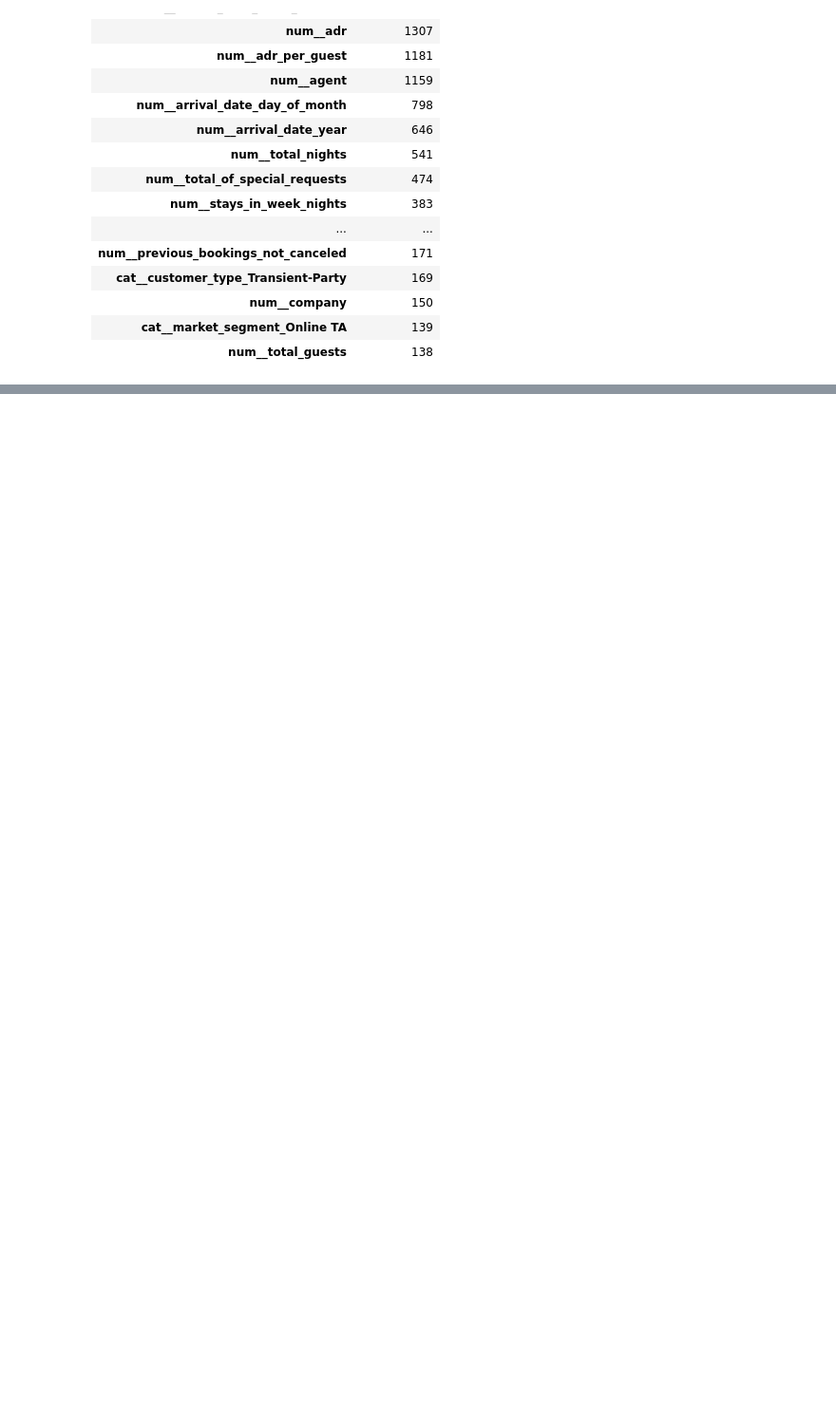
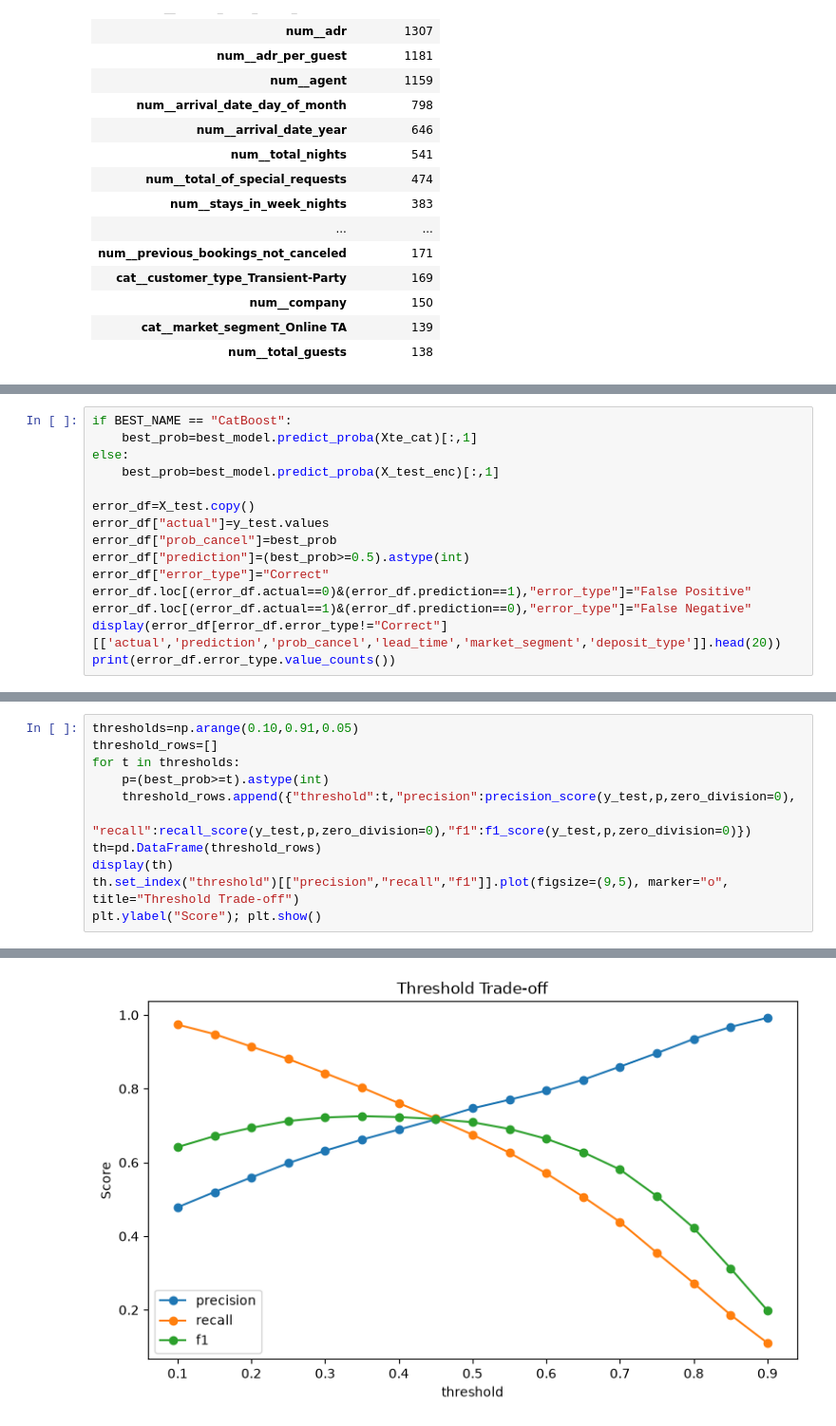
Before and after one commit to nuespringramalimarouane-prog/Hotel-Booking-Cancellation-Prediction, a Jupyter notebook: hotel_booking_cancellation.ipynb, the cells around one changed output, grey strips where cells are left out. Shown at 95% size. Saved outputs shown, nothing was run; the diff lists cells and outputs as text; blank space fills up the shorter version.

Commit message:
error analysis and threshold selection

```diff
--- a/hotel_booking_cancellation.ipynb
+++ b/hotel_booking_cancellation.ipynb
@@ -548,0 +553,15 @@ display(imp.to_frame("importance"))
+# %%
+if BEST_NAME == "CatBoost":
+    best_prob=best_model.predict_proba(Xte_cat)[:,1]
+else:
+    best_prob=best_model.predict_proba(X_test_enc)[:,1]
+
+error_df=X_test.copy()
+error_df["actual"]=y_test.values
+error_df["prob_cancel"]=best_prob
+error_df["prediction"]=(best_prob>=0.5).astype(int)
+error_df["error_type"]="Correct"
+error_df.loc[(error_df.actual==0)&(error_df.prediction==1),"error_type"]="False Positive"
+error_df.loc[(error_df.actual==1)&(error_df.prediction==0),"error_type"]="False Negative"
+display(error_df[error_df.error_type!="Correct"][['actual','prediction','prob_cancel','lead_time','market_segment','deposit_type']].head(20))
+print(error_df.error_type.value_counts())
@@ -548,0 +591,12 @@ display(imp.to_frame("importance"))
+# %%
+thresholds=np.arange(0.10,0.91,0.05)
+threshold_rows=[]
+for t in thresholds:
+    p=(best_prob>=t).astype(int)
+    threshold_rows.append({"threshold":t,"precision":precision_score(y_test,p,zero_division=0),
+                           "recall":recall_score(y_test,p,zero_division=0),"f1":f1_score(y_test,p,zero_division=0)})
+th=pd.DataFrame(threshold_rows)
+display(th)
+th.set_index("threshold")[["precision","recall","f1"]].plot(figsize=(9,5), marker="o", title="Threshold Trade-off")
+plt.ylabel("Score"); plt.show()
+# %% [output]
@@ -548,0 +621 @@ display(imp.to_frame("importance"))
+[figure, added]
```
Also changed, not shown: parts of 3 cells of this notebook.
